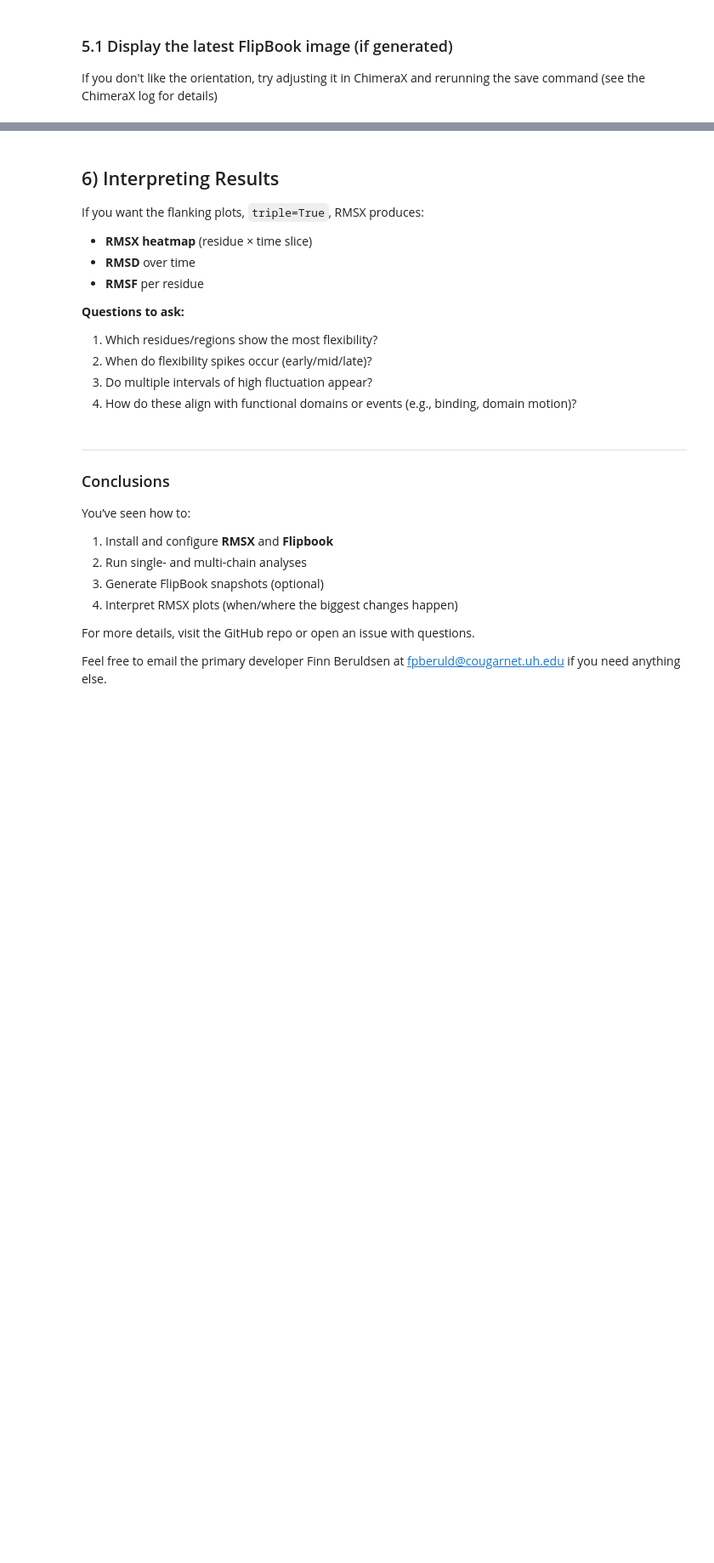
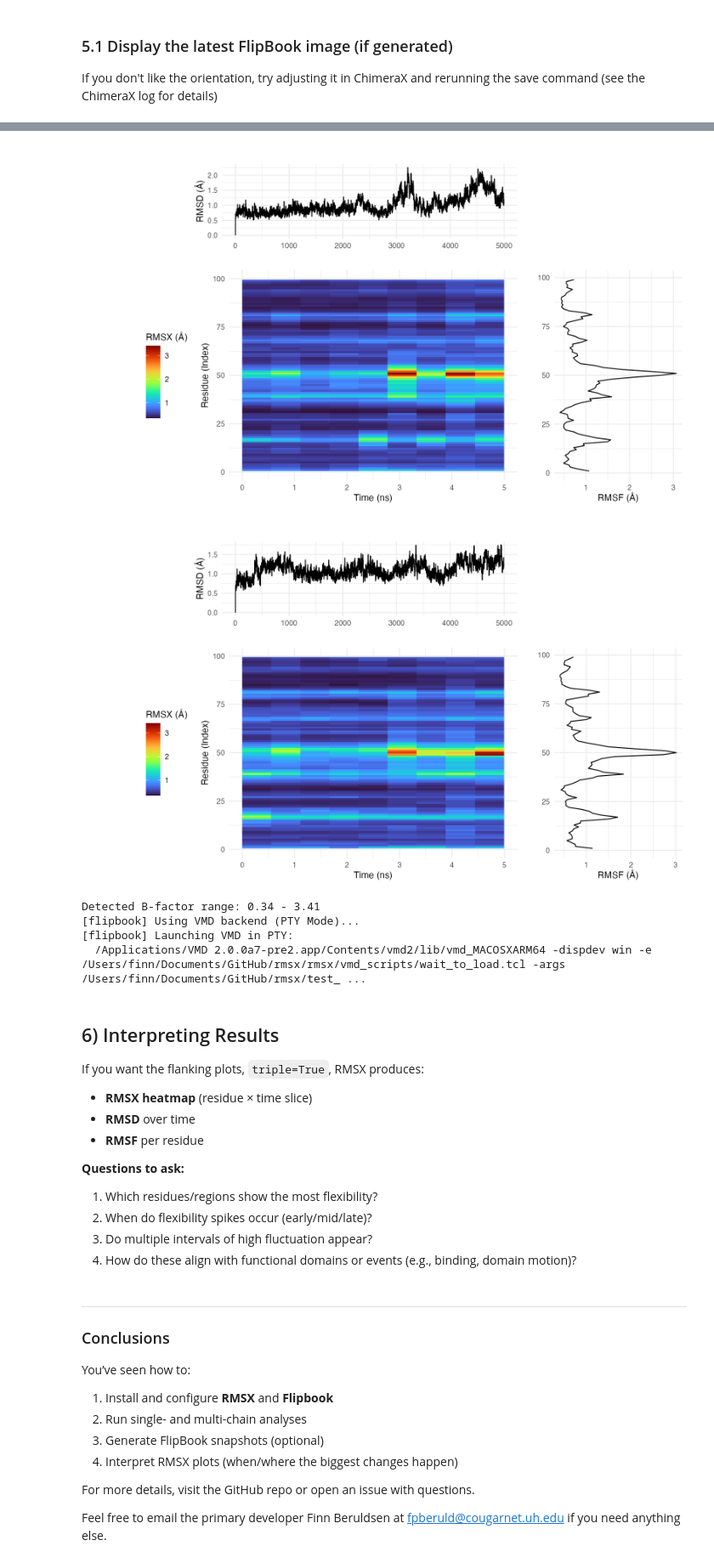
Before and after one commit to sm1rrnoff/rmsx, a Jupyter notebook: RMSX_FlipBook_Quickstart.ipynb, the cells around one changed output, grey strips where cells are left out. Shown at 85% size. Cells and saved outputs as stored; diff of their text form; code cells hidden in the pictures; blank space fills up the shorter version.

```diff
--- a/RMSX_FlipBook_Quickstart.ipynb
+++ b/RMSX_FlipBook_Quickstart.ipynb
@@ -323,3 +410,28 @@ If you don't like the orientation, try adjusting it in ChimeraX and rerunning th
+# %%
+run_rmsx_flipbook(
+    topology_file=pdb_file_multi,
+    trajectory_file=traj_file_multi,
+    output_dir=output_dir_multi,
+    num_slices=9,
+    slice_size=None,
+    rscript_executable=os.environ.get('RSCRIPT', 'Rscript'),
+    verbose=False,
+    interpolate=False,
+    triple=True,
+    overwrite=True,
+    palette="turbo",
+    spacingFactor="0.9",
+    start_frame=0,
+    end_frame=None,   # <--- THIS IS THE ONLY CHANGE
+    viewer="vmd"
+)
+# %% [output]
+[figure, added]
+[figure, added]
+Detected B-factor range: 0.34 - 3.41
+[flipbook] Using VMD backend (PTY Mode)...
+[flipbook] Launching VMD in PTY:
+  /Applications/VMD 2.0.0a7-pre2.app/Contents/vmd2/lib/vmd_MACOSXARM64 -dispdev win -e /Users/finn/Documents/GitHub/rmsx/rmsx/vmd_scripts/wait_to_load.tcl -args /Users/finn/Documents/GitHub/rmsx/test_ ...
 # %%
 import glob
 from IPython.display import Image, display
```
Also changed, not shown: parts of 7 cells of this notebook, 7 other files.
